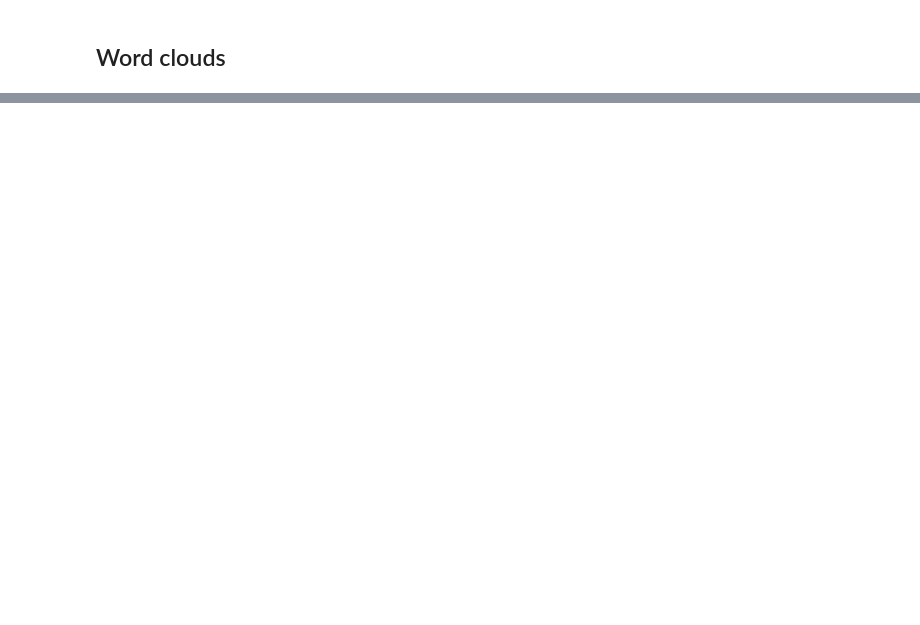
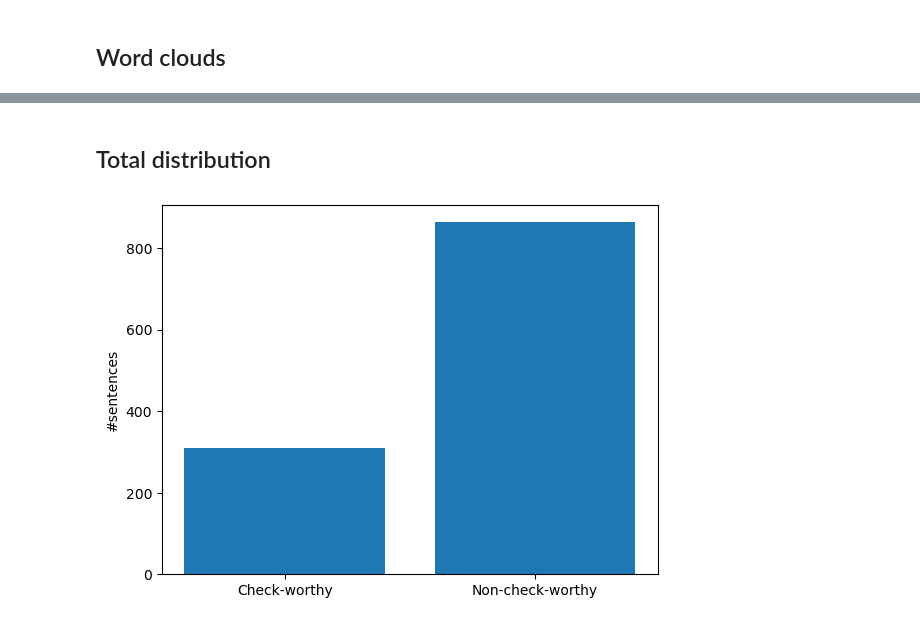
Before and after one commit to matsbratvold/Checkworthiness-Detection-with-Open-Source-LLMs, a Jupyter notebook: src/checkthat.ipynb, the cells around one changed output, grey strips where cells are left out. Saved outputs shown, nothing was run; the diff lists cells and outputs as text; code cells hidden in the pictures; blank space fills up the shorter version.

Commit message:
Checkthat dataset exploration

```diff
--- a/src/checkthat.ipynb
+++ b/src/checkthat.ipynb
@@ -37,0 +53,13 @@ for verdict, title, file_path in zip(verdicts, titles, file_paths):
+# %% [markdown]
+## Total distribution
+# %%
+x = ["Check-worthy", "Non-check-worthy"]
+y = [binary_data[binary_data["check_worthiness"] == verdict.value].shape[0] for verdict in binary_verdicts]
+file_path = os.path.join("..", "figures", "checkthat", "verdict_distribution", "total_distribution.png")
+
+if not os.path.exists(os.path.dirname(file_path)):
+    os.makedirs(os.path.dirname(file_path))
+
+show_bar_plot(x=x, y=y, ylabel="#sentences", file_path=file_path)
+# %% [output]
+[figure, added]
```
Also changed, not shown: parts of 6 cells of this notebook, 1 other file.
